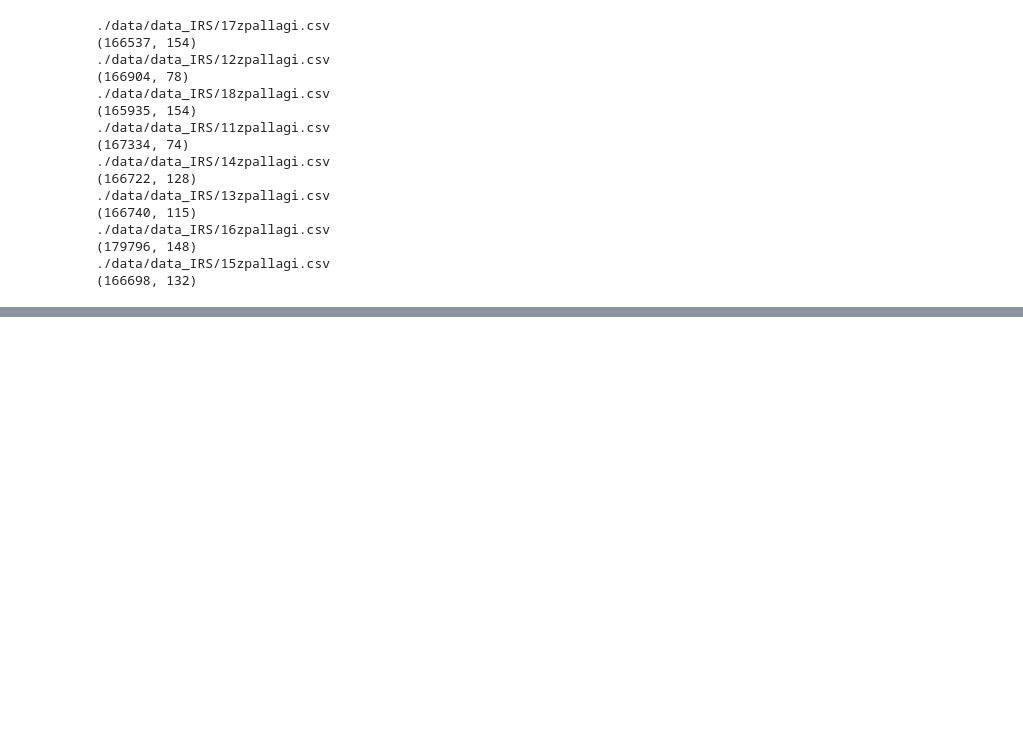
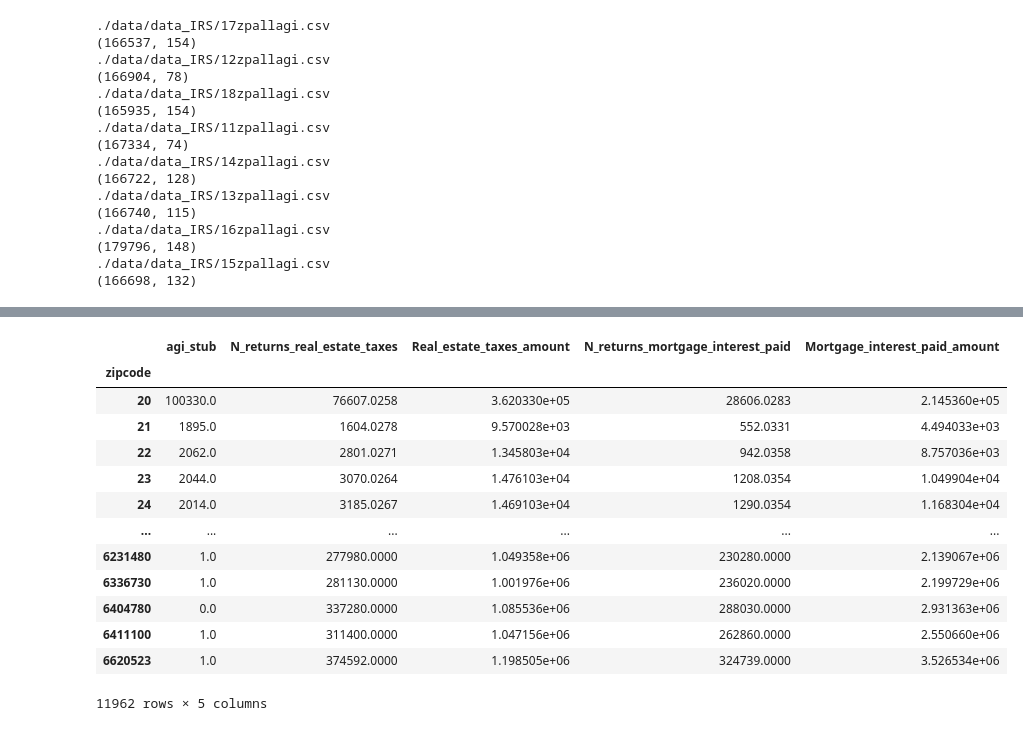
Before and after one commit to Skipp-py/NYCDSA_Capstone, a Jupyter notebook: Cherie/irs_eda1.ipynb, the cells around one changed output, grey strips where cells are left out. Drawn from its saved outputs; the diff is of its cells as text; code cells hidden in the pictures; blank space fills up the shorter version.

```diff
--- a/Cherie/irs_eda1.ipynb
+++ b/Cherie/irs_eda1.ipynb
@@ -50,6 +50,6 @@ for f in files:
 ./data/data_IRS/15zpallagi.csv
 (166698, 132)
 # %%
-soi0= pd.concat(fi, join="outer", axis = 0)
+soi0= pd.concat(fi, axis = 0)
 # convert year variable to datetime format
 soi0['yr'] = [datetime.strptime(x, "%Y").year for x in soi0['yr']]
@@ -301,20 +55,0 @@ features
-# %%
-import plotly.express as px
-
-fig = px.scatter(X2, x=0, y=1)
-for i, feature in enumerate(features):
-    fig.add_shape(
-        type='line',
-        x0=0, y0=0,
-        x1=loadings[i, 0],
-        y1=loadings[i, 1]
-    )
-    fig.add_annotation(
-        x=loadings[i, 0],
-        y=loadings[i, 1],
-        ax=0, ay=0,
-        xanchor="center",
-        yanchor="bottom",
-        text=feature,
-    )
-fig.show()
@@ -325,0 +72,9 @@ ValueError:
+# %%
+soi1 = soi0[["STATE","agi_stub","N1","N18500","A18500", "N19300", "A19300"]]
+soi2 = soi1.rename(columns={"N1":"zipcode", "N18500":"N_returns_real_estate_taxes",
+                    "A18500":"Real_estate_taxes_amount",
+                     "N19300":"N_returns_mortgage_interest_paid",
+                      "A19300":"Mortgage_interest_paid_amount"})
+# %%
+#remove trailing 0 from zipcodes
+soi2["zipcode"] = [int(x) for x in soi2["zipcode"]]
@@ -325,0 +98,20 @@ ValueError:
+# %%
+soi2_ca.sort_values(by = ["zipcode"])
+soi2 = soi2[soi2["zipcode"]!= 0]
+g = soi2.groupby("zipcode")
+g.sum()
+# %% [output]
+|  | agi_stub | N_returns_real_estate_taxes | Real_estate_taxes_amount | N_returns_mortgage_interest_paid | Mortgage_interest_paid_amount |
+| zipcode |  |  |  |  |  |
+| 20 | 100330.0 | 76607.0258 | 3.620330e+05 | 28606.0283 | 2.145360e+05 |
+| 21 | 1895.0 | 1604.0278 | 9.570028e+03 | 552.0331 | 4.494033e+03 |
+| 22 | 2062.0 | 2801.0271 | 1.345803e+04 | 942.0358 | 8.757036e+03 |
+| 23 | 2044.0 | 3070.0264 | 1.476103e+04 | 1208.0354 | 1.049904e+04 |
+| 24 | 2014.0 | 3185.0267 | 1.469103e+04 | 1290.0354 | 1.168304e+04 |
+| ... | ... | ... | ... | ... | ... |
+| 6231480 | 1.0 | 277980.0000 | 1.049358e+06 | 230280.0000 | 2.139067e+06 |
+| 6336730 | 1.0 | 281130.0000 | 1.001976e+06 | 236020.0000 | 2.199729e+06 |
+| 6404780 | 0.0 | 337280.0000 | 1.085536e+06 | 288030.0000 | 2.931363e+06 |
+| 6411100 | 1.0 | 311400.0000 | 1.047156e+06 | 262860.0000 | 2.550660e+06 |
+| 6620523 | 1.0 | 374592.0000 | 1.198505e+06 | 324739.0000 | 3.526534e+06 |
+11962 rows × 5 columns
```
Also changed, not shown: parts of 30 cells of this notebook, 12 other files.
